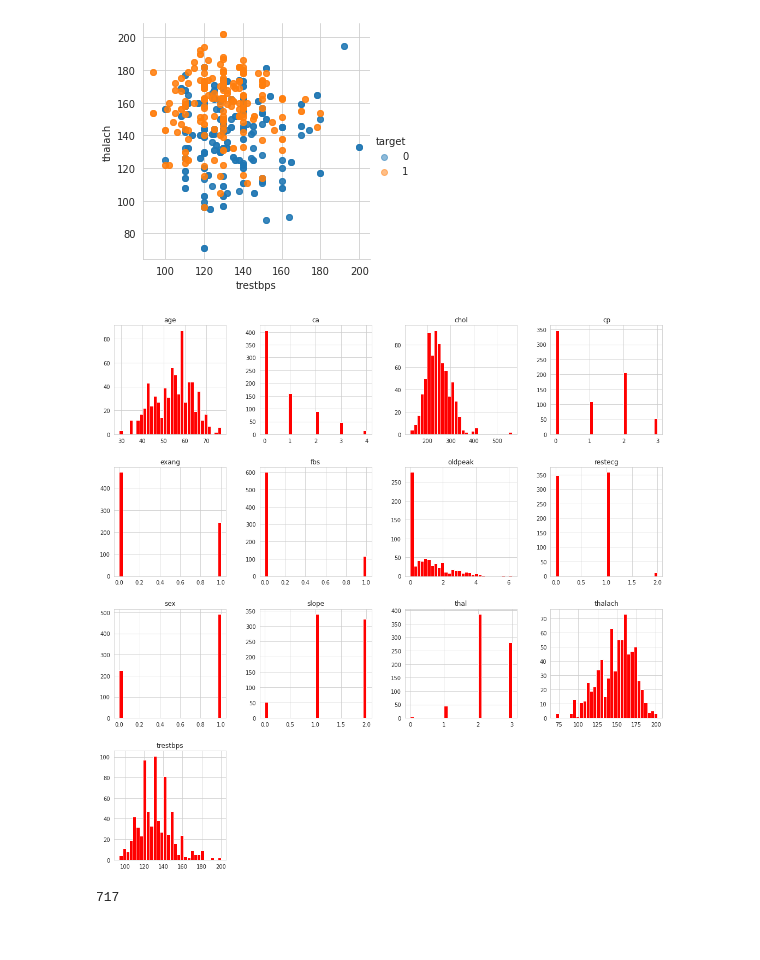
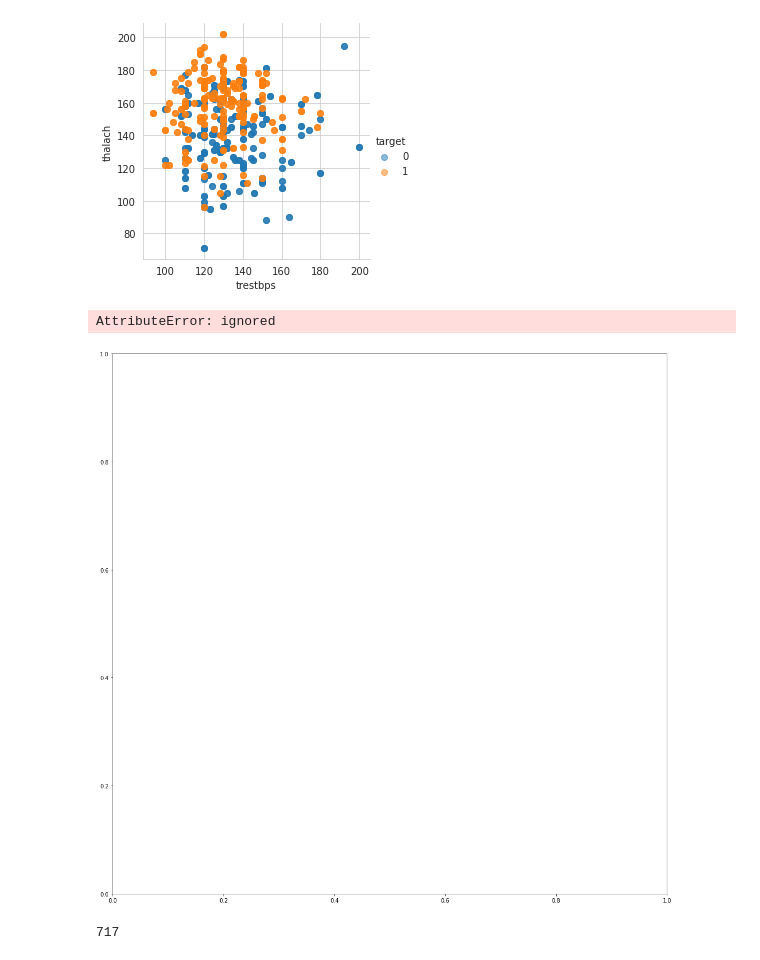
Before and after one commit to deepak-1197/small-projects, a Jupyter notebook: Heart_Disease.ipynb, the cells around one changed output. Cells and saved outputs as stored; diff of their text form; code cells hidden in the pictures.

```diff
--- a/Heart_Disease.ipynb
+++ b/Heart_Disease.ipynb
@@ -51,3 +51,5 @@ sample_df
 import matplotlib as mp
 import matplotlib.pyplot as plt
 %matplotlib inline
+# %%
+Age=sample_df[['age','target']]
@@ -53,0 +72,18 @@ import matplotlib.pyplot as plt
+# %%
+import numpy as np
+list1=[]
+list2=[]
+ar=np.array(Age)
+rr=list(ar)
+for i in range(len(rr)):
+    if ar[i][1]==0:
+       list1.append(ar[i][0])
+for i in range(len(rr)):
+    if ar[i][1]==1:
+       list2.append(ar[i][0])
+ar1=np.array(list1)
+ar2=np.array(list2)
+print(len(ar1))
+print(len(ar2))
+print(ar1)
+print(ar2)
@@ -96,12 +156,11 @@ plt.show()
 # %%
 fig=plt.figure(figsize=(18,18))
 ax=fig.gca()
-
-x_test.hist(ax=ax,bins=30,color='green')
-x_train.hist(ax=ax,bins=30,color='red')
+ar1.hist(ax=ax,bins=30,color='red')
 plt.show()
 # %% [output]
+AttributeError: ignored
-[figure, old version]
+[figure, new version]
 # %%
 len(x_train)
 # %% [output]
```
Also changed, not shown: parts of 3 cells of this notebook.
